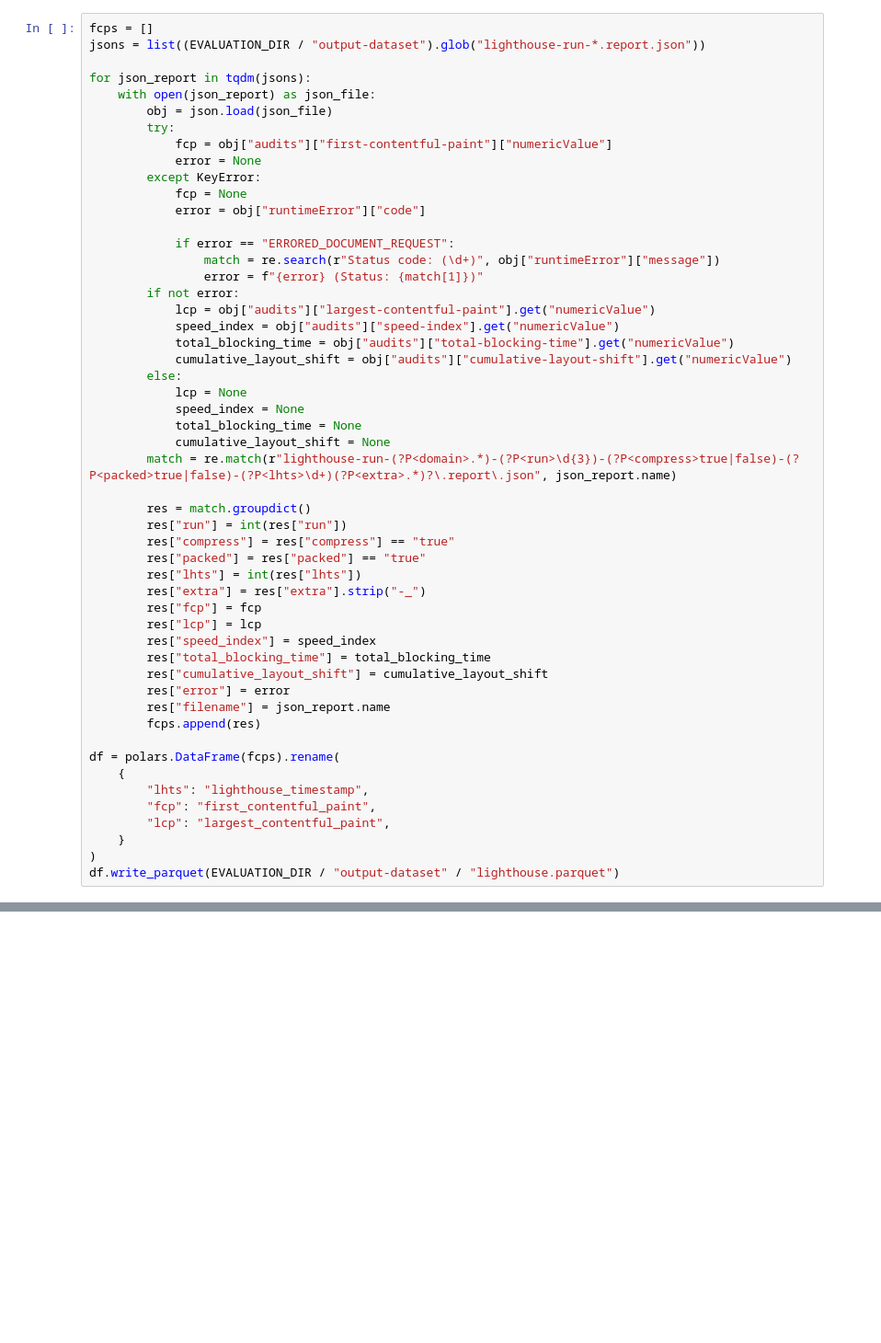
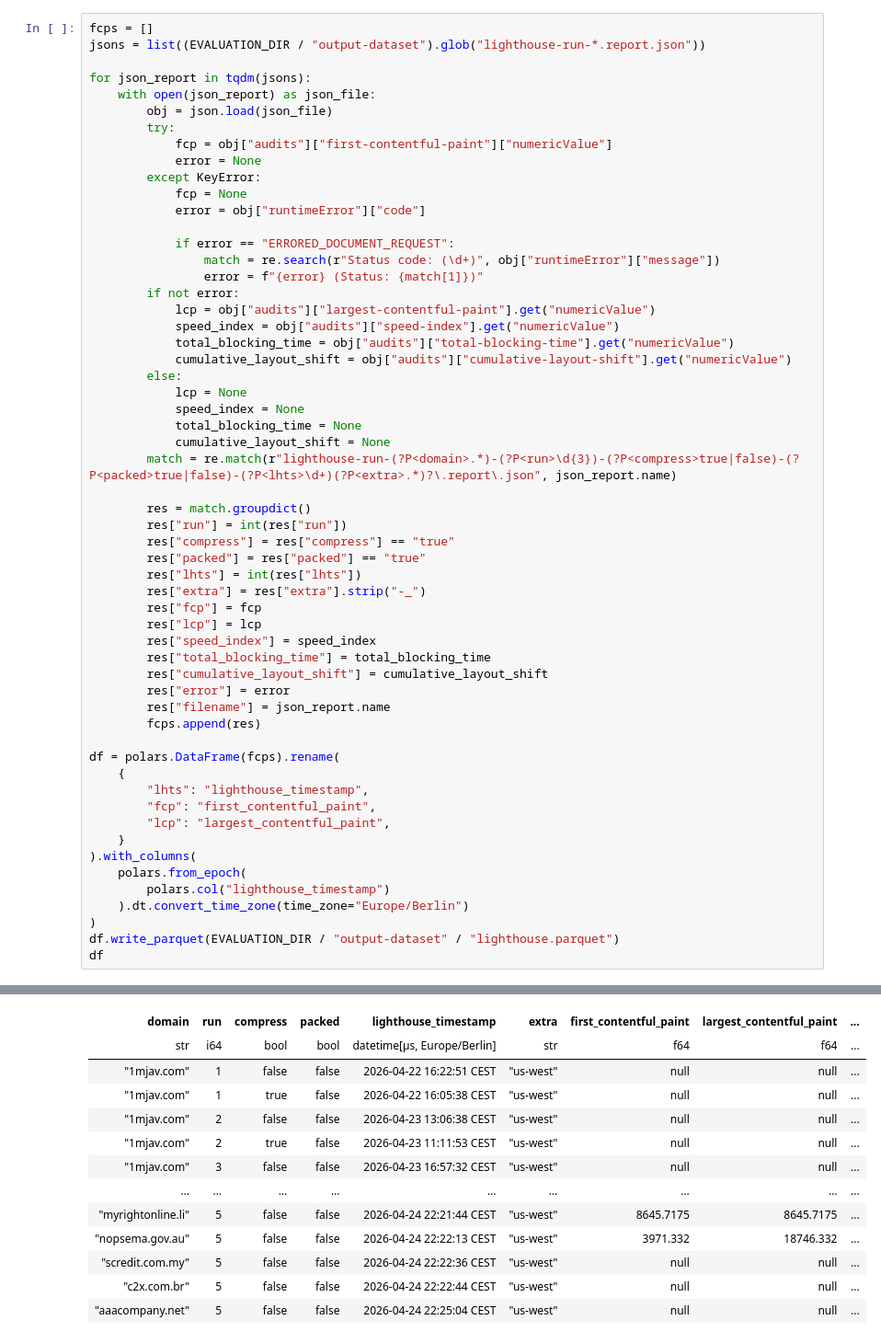
Before and after one commit to miri64/artifacts-tnsm26-cbor-dns-eval, a Jupyter notebook: 06_1evaluation.ipynb, the cells around one changed output, grey strips where cells are left out. Shown at 92% size. Drawn from its saved outputs; the diff is of its cells as text; blank space fills up the shorter version.

```diff
--- a/06_1evaluation.ipynb
+++ b/06_1evaluation.ipynb
@@ -64,5 +134,11 @@ df = polars.DataFrame(fcps).rename(
         "fcp": "first_contentful_paint",
         "lcp": "largest_contentful_paint",
     }
+).with_columns(
+    polars.from_epoch(
+        polars.col("lighthouse_timestamp")
+    ).dt.convert_time_zone(time_zone="Europe/Berlin")
 )
 df.write_parquet(EVALUATION_DIR / "output-dataset" / "lighthouse.parquet")
+df
+# %% [output]
@@ -69 +146,14 @@ df.write_parquet(EVALUATION_DIR / "output-dataset" / "lighthouse.parquet")
+| domain | run | compress | packed | lighthouse_timestamp | extra | first_contentful_paint | largest_contentful_paint | ... |
+| str | i64 | bool | bool | datetime[μs, Europe/Berlin] | str | f64 | f64 | ... |
+| "1mjav.com" | 1 | false | false | 2026-04-22 16:22:51 CEST | "us-west" | null | null | ... |
+| "1mjav.com" | 1 | true | false | 2026-04-22 16:05:38 CEST | "us-west" | null | null | ... |
+| "1mjav.com" | 2 | false | false | 2026-04-23 13:06:38 CEST | "us-west" | null | null | ... |
+| "1mjav.com" | 2 | true | false | 2026-04-23 11:11:53 CEST | "us-west" | null | null | ... |
+| "1mjav.com" | 3 | false | false | 2026-04-23 16:57:32 CEST | "us-west" | null | null | ... |
+| … | … | … | … | … | … | … | … | ... |
+| "myrightonline.li" | 5 | false | false | 2026-04-24 22:21:44 CEST | "us-west" | 8645.7175 | 8645.7175 | ... |
+| "nopsema.gov.au" | 5 | false | false | 2026-04-24 22:22:13 CEST | "us-west" | 3971.332 | 18746.332 | ... |
+| "scredit.com.my" | 5 | false | false | 2026-04-24 22:22:36 CEST | "us-west" | null | null | ... |
+| "c2x.com.br" | 5 | false | false | 2026-04-24 22:22:44 CEST | "us-west" | null | null | ... |
+| "aaacompany.net" | 5 | false | false | 2026-04-24 22:25:04 CEST | "us-west" | null | null | ... |
 # %%
```
Also changed, not shown: parts of 9 cells of this notebook, 5 other files.
